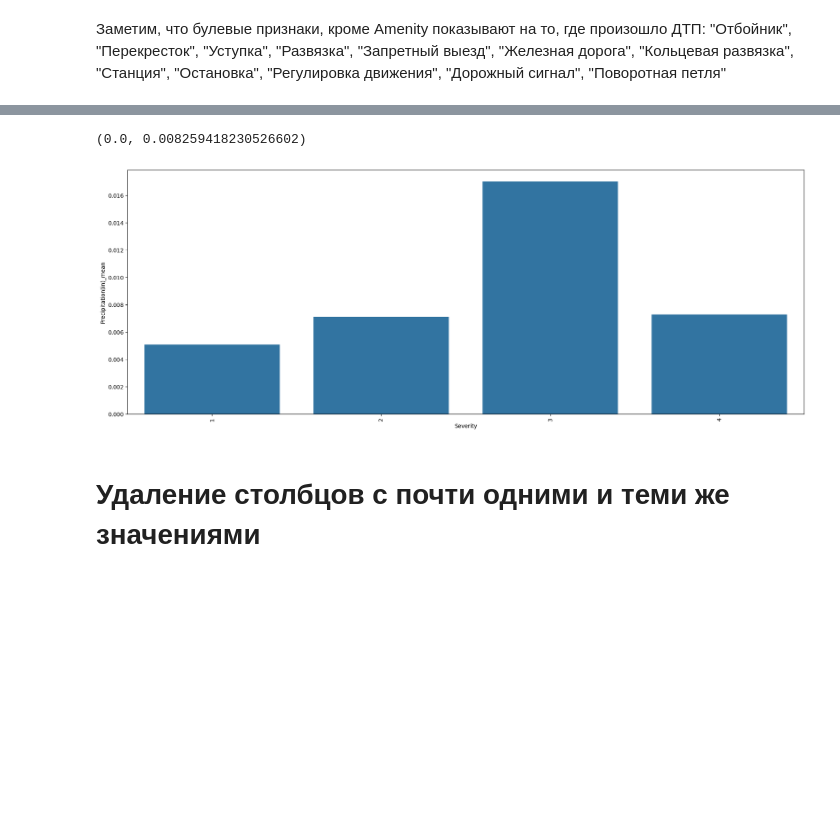
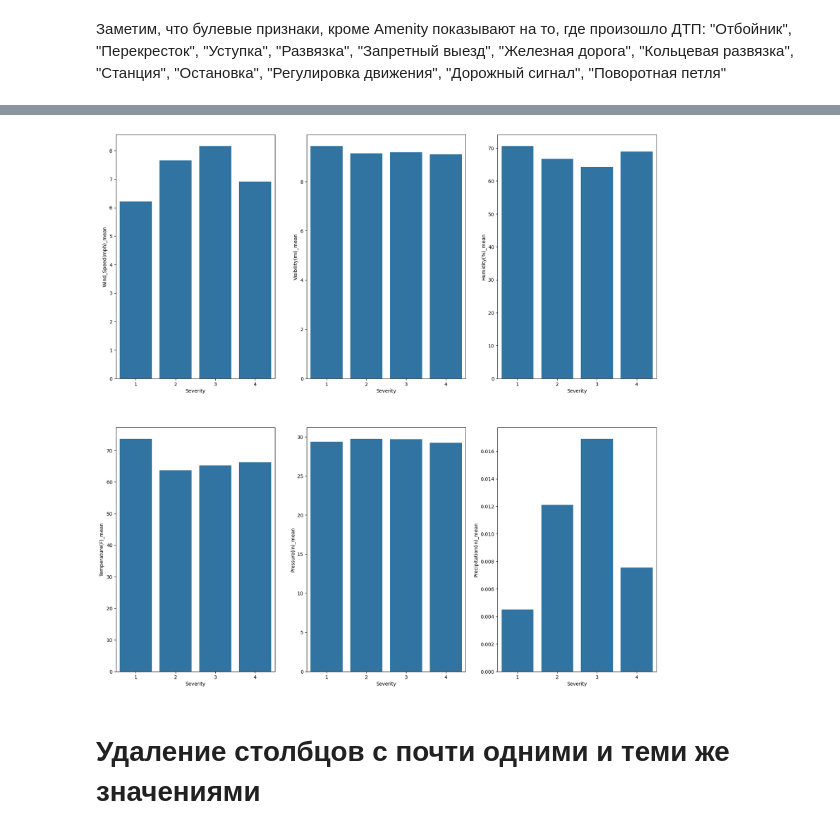
Before and after one commit to ARnoD0rian/classification-of-roads-accidients, a Jupyter notebook: main.ipynb, the cells around one changed output, grey strips where cells are left out. Cells and saved outputs as stored; diff of their text form; code cells hidden in the pictures; blank space fills up the shorter version.

```diff
--- a/main.ipynb
+++ b/main.ipynb
@@ -107,3 +110,3 @@ nan_df.head(10)
 # %%
-df_train.drop(columns=['ID', 'Source', 'Start_Lat', 'Start_Lng', 'End_Lat', 'End_Lng'], inplace=True)
+df.drop(columns=['ID', 'Source', 'Start_Lat', 'Start_Lng', 'End_Lat', 'End_Lng'], inplace=True)
 # %%
@@ -129,7 +132,7 @@ memory usage: 1.5+ GB
 # %%
-num_df = df_train.select_dtypes(include=['int16', 'int32', 'int64', 'float16', 'float32', 'float64'])
-bool_df = df_train.select_dtypes(exclude=['int16', 'int32', 'int64', 'float16', 'float32', 'float64', 'object'])
-cat_df = df_train.select_dtypes(include=['object'])
+num_df = df.select_dtypes(include=['int16', 'int32', 'int64', 'float16', 'float32', 'float64'])
+bool_df = df.select_dtypes(exclude=['int16', 'int32', 'int64', 'float16', 'float32', 'float64', 'object'])
+cat_df = df.select_dtypes(include=['object'])
 len(num_df.columns), len(bool_df.columns), len(cat_df.columns)
 # %% [output]
 (11, 13, 18)
@@ -218,4 +219,3 @@ matrix_corr
 # %%
-df_train.drop(columns=['Wind_Chill(F)'], inplace=True)
-num_df.drop(columns=['Wind_Chill(F)'], inplace=True)
+df.drop(columns=['Wind_Chill(F)'], inplace=True)
 # %%
@@ -251,5 +251,5 @@ nan_num_column = ['Wind_Speed(mph)', #mean
                   'Precipitation(in)' #mean
                   ]
 # %%
-for using_column in nan_num_column:
-    df_train[using_column] = df_train.groupby('Severity')[using_column].transform(lambda x: x.fillna(x.mean()))
+for col_name in nan_num_column:
+    df[col_name] = df.groupby('Severity')[col_name].transform(lambda x: x.fillna(x.mean()))
@@ -258,17 +256,18 @@ using_column = nan_num_column[5]
-# %%
-df_train[using_column].median(), df_train[using_column].mean()
-# %% [output]
-(0.0, 0.008259418230526602)
 # %%
-Severity_grouped = df_train.groupby('Severity')
-Severity_lot = (
-    Severity_grouped[using_column].mean()
-    .reset_index(name=f"{using_column}_mean")
-)
+fig, axes = plt.subplots(2, 3, figsize=(20, 20))
+axes_flattened = axes.reshape(-1)
+Severity_grouped = df.groupby('Severity')
+for idx, col_name in enumerate(nan_num_column):
+    ax = axes_flattened[idx]
 
-fig, axes = plt.subplots(1, 1, figsize=(22, 8))
-axes.tick_params(axis='x', rotation=90)
-sns.barplot(x='Severity', y=f"{using_column}_mean", data=Severity_lot, ax=axes)
+    Severity_lot = (
+    Severity_grouped[col_name].mean()
+    .reset_index(name=f"{col_name}_mean")
+    )
+    sns.barplot(x='Severity',
+                y=f"{col_name}_mean",
+                data=Severity_lot, ax=ax)
+
 plt.show()
 # %% [output]
-[figure, old version]
+[figure, new version]
```
Also changed, not shown: parts of 126 cells of this notebook, 3 other files.
